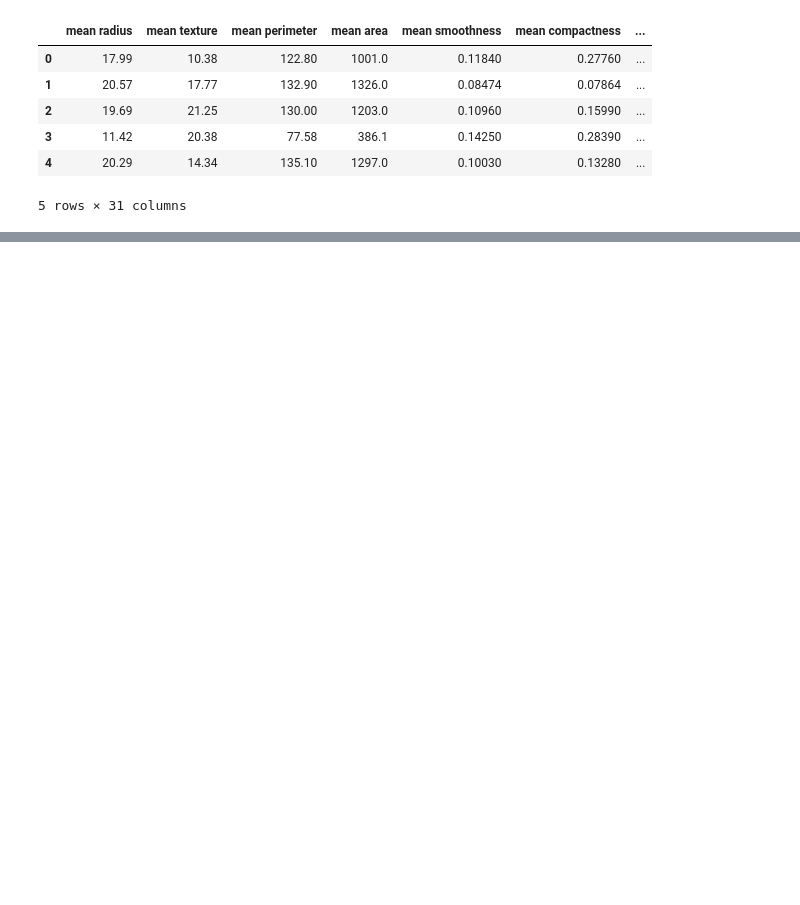
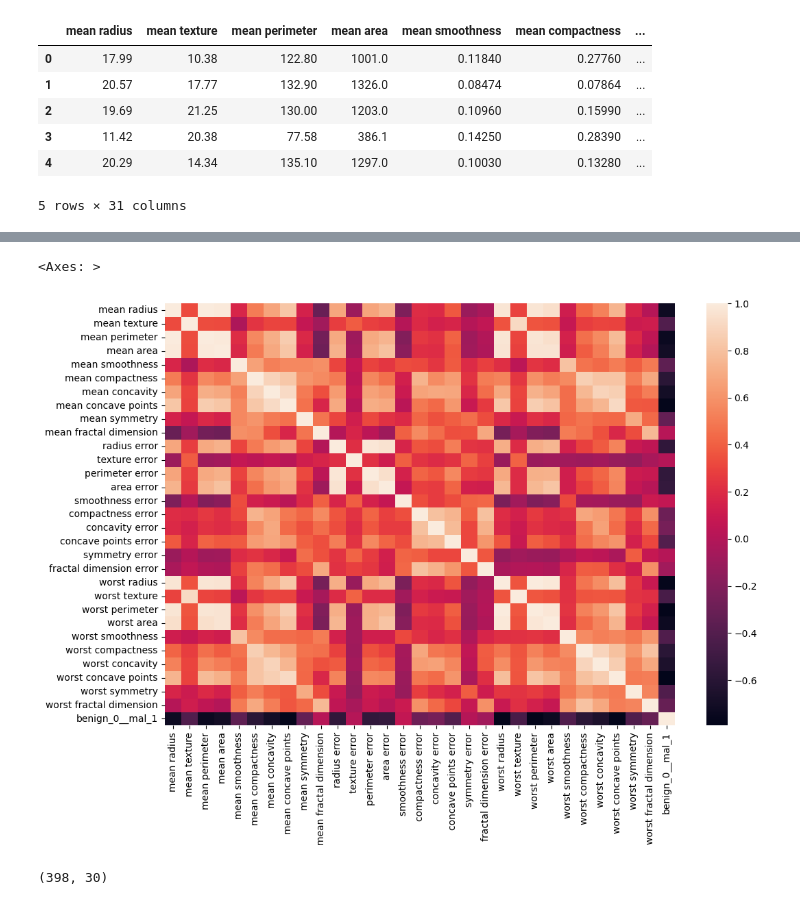
Before and after one commit to yeesem/Machine-Learning, a Jupyter notebook: Keras_Classification.ipynb, the cells around one changed output, grey strips where cells are left out. Drawn from its saved outputs; the diff is of its cells as text; code cells hidden in the pictures; blank space fills up the shorter version.

```diff
--- a/Keras_Classification.ipynb
+++ b/Keras_Classification.ipynb
@@ -19,0 +109,6 @@ df.head()
+# %%
+plt.figure(figsize = (12,8))
+sns.heatmap(df.corr())
+# %% [output]
+<Axes: >
+[figure, added]
@@ -19,0 +133,4 @@ df.head()
+# %%
+X_train.shape
+# %% [output]
+(398, 30)
```
Also changed, not shown: parts of 20 cells of this notebook.
